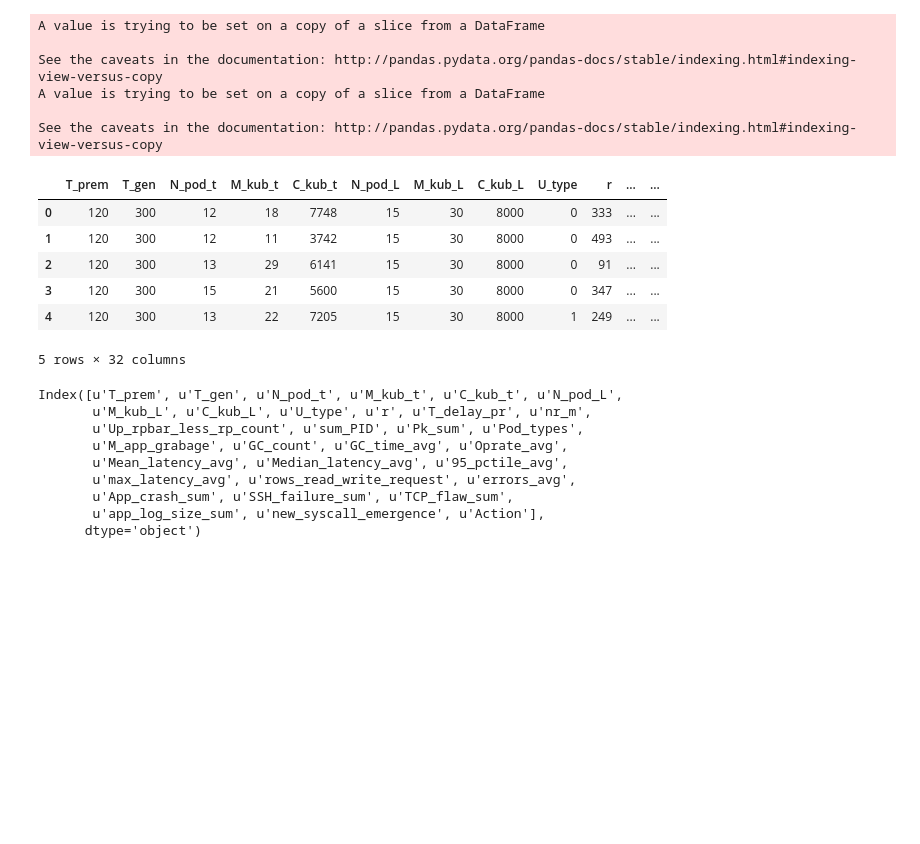
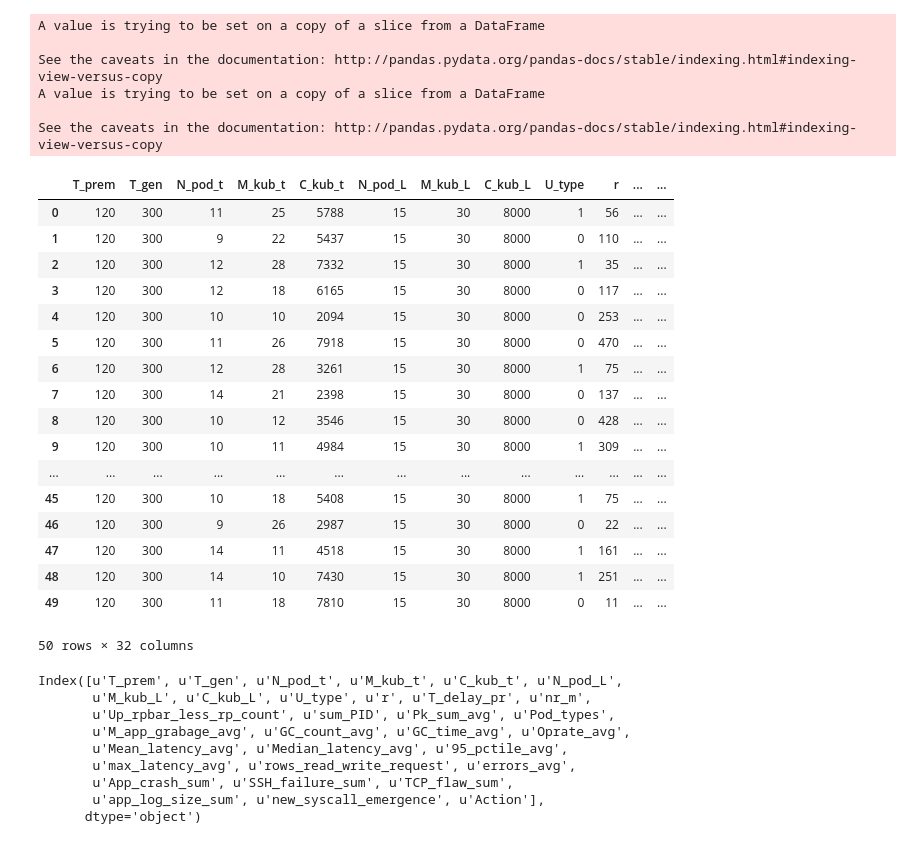
Before and after one commit to rkarn/Evolutionary-Architecture-Learning, a Jupyter notebook: Dataset-Generation/Cassandra-Dataset-Generation-For-Progressive-Learning.ipynb, the cells around one changed output. Cells and saved outputs as stored; diff of their text form; code cells hidden in the pictures; blank space fills up the shorter version.

```diff
--- a/Dataset-Generation/Cassandra-Dataset-Generation-For-Progressive-Learning.ipynb
+++ b/Dataset-Generation/Cassandra-Dataset-Generation-For-Progressive-Learning.ipynb
@@ -33,7 +33,7 @@ curr_sample = [180,380,0,0,0,24,20,7000,0,0,80,10,list(itertools.chain.from_iter
 for i in range(100):
     data.append(list(flatten(curr_sample)))
 
-df = pd.DataFrame(data=data,columns=['T_prem','T_gen','N_pod_t','M_kub_t','C_kub_t','N_pod_L','M_kub_L','C_kub_L','U_type','r','T_delay_pr','nr_m','Up_rpbar_less_rp_count','sum_PID','Pk_sum_avg','Pod_types','M_app_grabage','GC_count','GC_time_avg','Oprate_avg','Mean_latency_avg','Median_latency_avg','95_pctile_avg','max_latency_avg','rows_read_write_request','errors_avg','App_crash_sum','SSH_failure_sum','TCP_flaw_sum','app_log_size_sum','new_syscall_emergence','Action'])
+df = pd.DataFrame(data=data,columns=['T_prem','T_gen','N_pod_t','M_kub_t','C_kub_t','N_pod_L','M_kub_L','C_kub_L','U_type','r','T_delay_pr','nr_m','Up_rpbar_less_rp_count','sum_PID','Pk_sum_avg','Pod_types','M_app_grabage_avg','GC_count_avg','GC_time_avg','Oprate_avg','Mean_latency_avg','Median_latency_avg','95_pctile_avg','max_latency_avg','rows_read_write_request','errors_avg','App_crash_sum','SSH_failure_sum','TCP_flaw_sum','app_log_size_sum','new_syscall_emergence','Action'])
 
 temp=[]
 for val in df['N_pod_L']:
@@ -58,47 +58,97 @@ for val in df['T_prem']:
     temp.append(np.random.randint(10,val-20,1))
 df['T_delay_pr'] = list(flatten(temp))
 
 df['nr_m'] = np.random.randint(3,6,500)
 temp=[]
 for val in df['nr_m']:
     temp.append(np.random.randint(1,val+1,1))
 df['Up_rpbar_less_rp_count'] = list(flatten(temp))
 
 df['sum_PID'] = np.random.randint(180,410,500)
 
 #Pk_sum_avg = sum of packages of each each pod divided by the number of application pods in the cluster.
 #There are 211 unique packages in each healthy pod.
 df['Pk_sum_avg'] = np.random.randint(211,212,500)
 for i in np.random.randint(0,250,30):
     df['Pk_sum_avg'][i] = 210+np.random.rand(1)[0]
 for i in np.random.randint(250,500,30):
     df['Pk_sum_avg'][i] = 212+np.random.rand(1)[0]
 
 # In the clluster: only guranteed = 0, guranteed and burstable=1, all three types of pod=2
 df['Pod_types'] = np.random.randint(0,3,500)
 
-df.head()
+df['M_app_grabage_avg'] = np.random.randint(5,50,500)
+
+df['GC_count_avg'] = np.random.randint(10,150,500)
+
+df['GC_time_avg'] = np.random.randint(1,10,500)
+
+df['GC_time_avg'] = np.random.randint(1,10,500)
+
+df['Oprate_avg'] = np.random.randint(100,10000,500)
+
+df['Mean_latency_avg'] = np.random.randint(1,200,500)
+
+df['Median_latency_avg'] = np.random.randint(1,200,500)
+
+df['95_pctile_avg'] = np.random.randint(1,400,500)
+
+df['max_latency_avg'] = np.random.randint(1,700,500)
+
+df['rows_read_write_request'] = np.random.randint(1000,1000000,500)
+
+df['errors_avg'] = np.random.randint(0,100,500)
+
+df['App_crash_sum'] = np.random.randint(0,10,500)
+
+df['SSH_failure_sum'] = np.random.randint(0,10,500)
+
+df['TCP_flaw_sum'] = np.random.randint(0,5,500)
+
+df['app_log_size_sum'] = np.random.randint(5,700,500)
+
+df['new_syscall_emergence'] = np.random.randint(0,2,500)
+
+Action_list = ['Scaling','Resource_Limit','Priority_Define','Disable','Roll_back','Restart','Alert_to_admin','No-action']
+action_label=[]
+action_label_num=np.random.randint(0,8,500)
+for i in action_label_num:
+    action_label.append(Action_list[i])
+df['Action'] = action_label
+
+df.head(50)
 # %% [output]
 A value is trying to be set on a copy of a slice from a DataFrame
 
 See the caveats in the documentation: http://pandas.pydata.org/pandas-docs/stable/indexing.html#indexing-view-versus-copy
 A value is trying to be set on a copy of a slice from a DataFrame
 
 See the caveats in the documentation: http://pandas.pydata.org/pandas-docs/stable/indexing.html#indexing-view-versus-copy
 |  | T_prem | T_gen | N_pod_t | M_kub_t | C_kub_t | N_pod_L | M_kub_L | C_kub_L | U_type | r | ... | ... |
-| 0 | 120 | 300 | 12 | 18 | 7748 | 15 | 30 | 8000 | 0 | 333 | ... | ... |
-| 1 | 120 | 300 | 12 | 11 | 3742 | 15 | 30 | 8000 | 0 | 493 | ... | ... |
-| 2 | 120 | 300 | 13 | 29 | 6141 | 15 | 30 | 8000 | 0 | 91 | ... | ... |
-| 3 | 120 | 300 | 15 | 21 | 5600 | 15 | 30 | 8000 | 0 | 347 | ... | ... |
-| 4 | 120 | 300 | 13 | 22 | 7205 | 15 | 30 | 8000 | 1 | 249 | ... | ... |
+| 0 | 120 | 300 | 11 | 25 | 5788 | 15 | 30 | 8000 | 1 | 56 | ... | ... |
+| 1 | 120 | 300 | 9 | 22 | 5437 | 15 | 30 | 8000 | 0 | 110 | ... | ... |
+| 2 | 120 | 300 | 12 | 28 | 7332 | 15 | 30 | 8000 | 1 | 35 | ... | ... |
+| 3 | 120 | 300 | 12 | 18 | 6165 | 15 | 30 | 8000 | 0 | 117 | ... | ... |
+| 4 | 120 | 300 | 10 | 10 | 2094 | 15 | 30 | 8000 | 0 | 253 | ... | ... |
+| 5 | 120 | 300 | 11 | 26 | 7918 | 15 | 30 | 8000 | 0 | 470 | ... | ... |
+| 6 | 120 | 300 | 12 | 28 | 3261 | 15 | 30 | 8000 | 1 | 75 | ... | ... |
+| 7 | 120 | 300 | 14 | 21 | 2398 | 15 | 30 | 8000 | 0 | 137 | ... | ... |
+| 8 | 120 | 300 | 10 | 12 | 3546 | 15 | 30 | 8000 | 0 | 428 | ... | ... |
+| 9 | 120 | 300 | 10 | 11 | 4984 | 15 | 30 | 8000 | 1 | 309 | ... | ... |
+| ... | ... | ... | ... | ... | ... | ... | ... | ... | ... | ... | ... | ... |
+| 45 | 120 | 300 | 10 | 18 | 5408 | 15 | 30 | 8000 | 1 | 75 | ... | ... |
+| 46 | 120 | 300 | 9 | 26 | 2987 | 15 | 30 | 8000 | 0 | 22 | ... | ... |
+| 47 | 120 | 300 | 14 | 11 | 4518 | 15 | 30 | 8000 | 1 | 161 | ... | ... |
+| 48 | 120 | 300 | 14 | 10 | 7430 | 15 | 30 | 8000 | 1 | 251 | ... | ... |
+| 49 | 120 | 300 | 11 | 18 | 7810 | 15 | 30 | 8000 | 0 | 11 | ... | ... |
-5 rows × 32 columns
+50 rows × 32 columns
 # %%
 df.columns
 # %% [output]
 Index([u'T_prem', u'T_gen', u'N_pod_t', u'M_kub_t', u'C_kub_t', u'N_pod_L',
        u'M_kub_L', u'C_kub_L', u'U_type', u'r', u'T_delay_pr', u'nr_m',
-       u'Up_rpbar_less_rp_count', u'sum_PID', u'Pk_sum', u'Pod_types',
-       u'M_app_grabage', u'GC_count', u'GC_time_avg', u'Oprate_avg',
+       u'Up_rpbar_less_rp_count', u'sum_PID', u'Pk_sum_avg', u'Pod_types',
+       u'M_app_grabage_avg', u'GC_count_avg', u'GC_time_avg', u'Oprate_avg',
        u'Mean_latency_avg', u'Median_latency_avg', u'95_pctile_avg',
        u'max_latency_avg', u'rows_read_write_request', u'errors_avg',
        u'App_crash_sum', u'SSH_failure_sum', u'TCP_flaw_sum',
```
Also changed, not shown: 1 other file.
